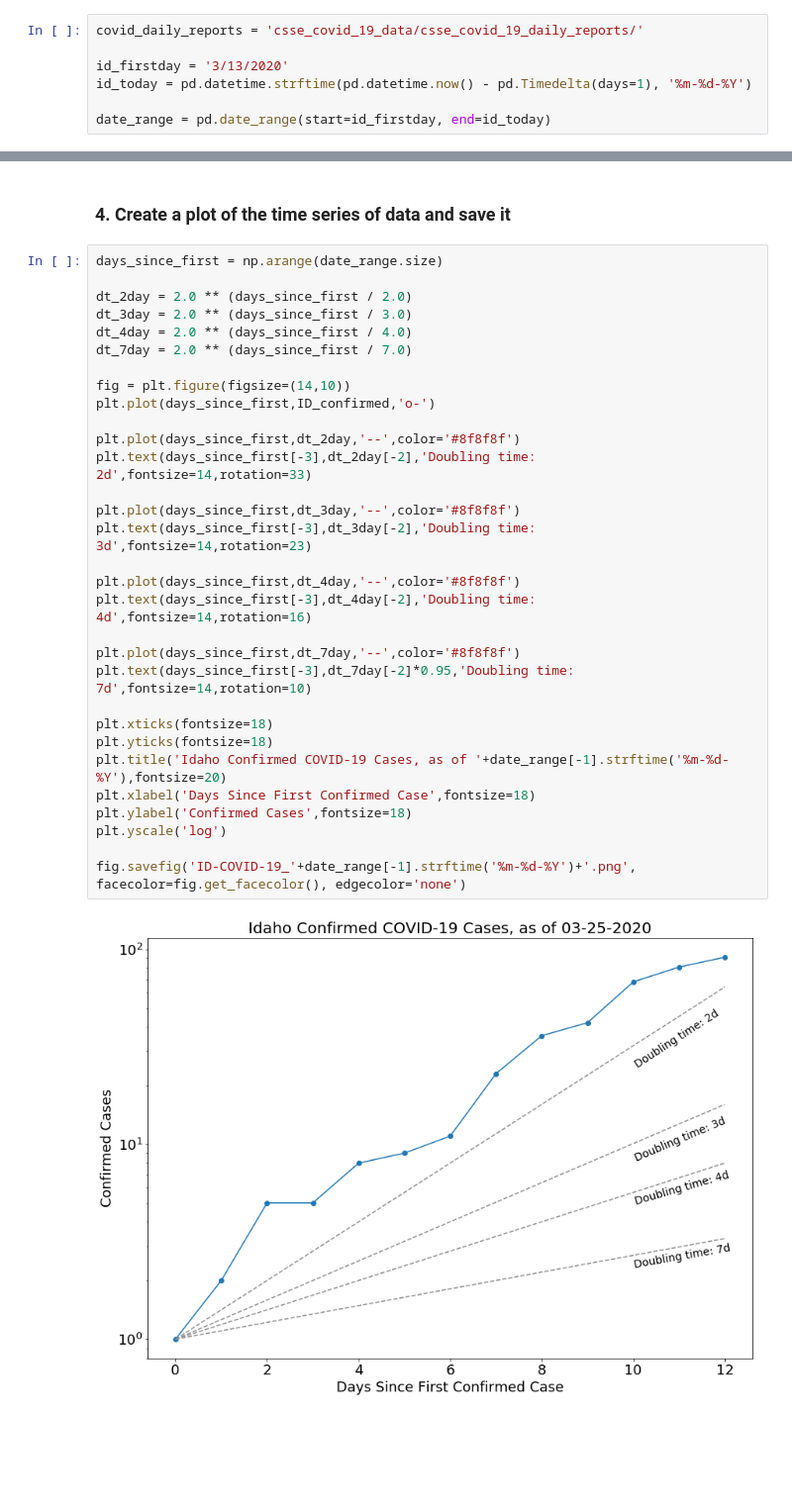
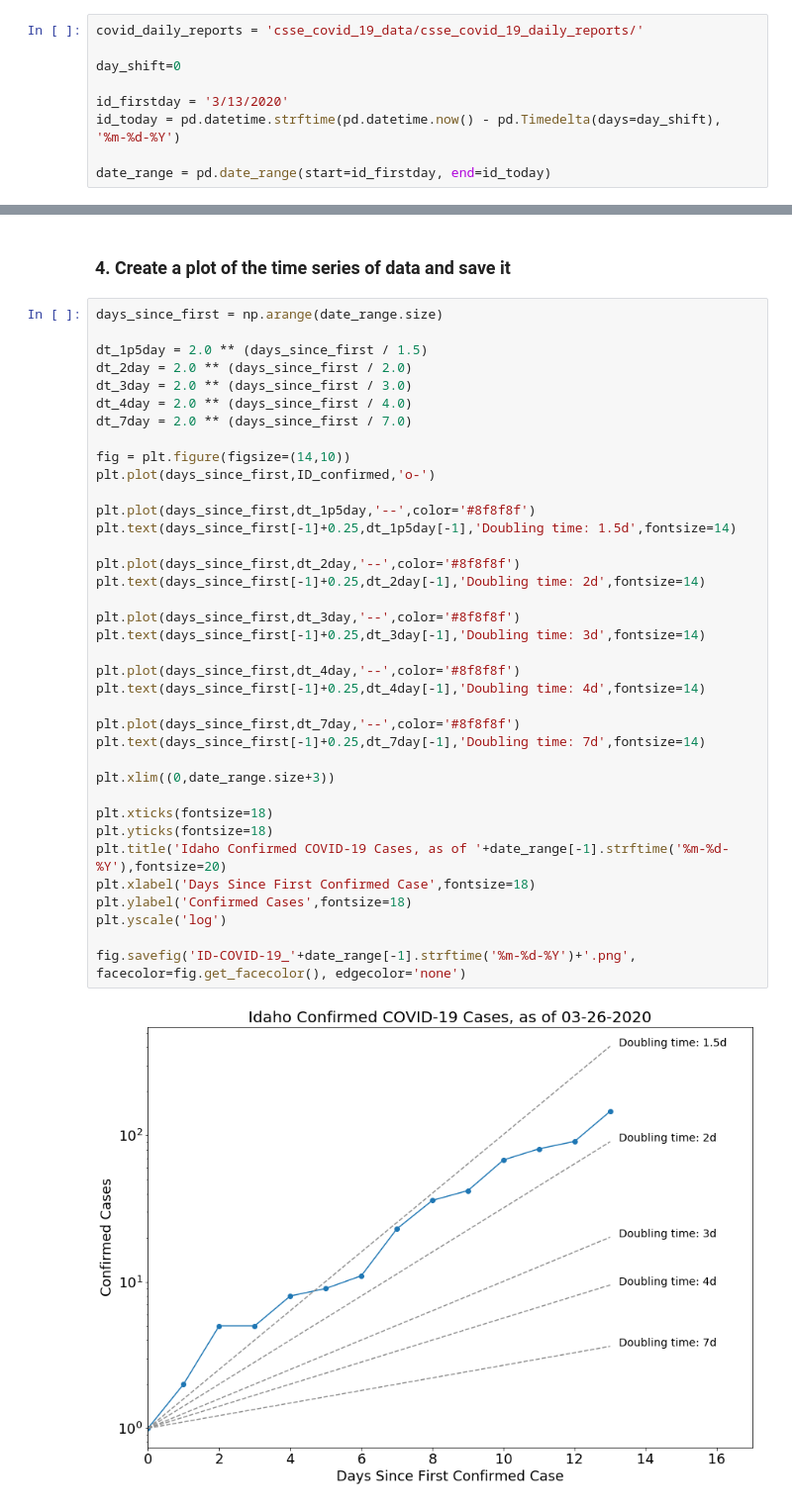
Before and after one commit to LejoFlores/COVID-19, a Jupyter notebook: ID_COVID19_timeseries.ipynb, the cells around one changed output, grey strips where cells are left out. Shown at 99% size. Cells and saved outputs as stored; diff of their text form; blank space fills up the shorter version.

```diff
--- a/ID_COVID19_timeseries.ipynb
+++ b/ID_COVID19_timeseries.ipynb
@@ -11,8 +11,10 @@ import matplotlib.pyplot as plt
 # %%
 covid_daily_reports = 'csse_covid_19_data/csse_covid_19_daily_reports/'
 
+day_shift=0
+
 id_firstday = '3/13/2020'
-id_today = pd.datetime.strftime(pd.datetime.now() - pd.Timedelta(days=1), '%m-%d-%Y')
+id_today = pd.datetime.strftime(pd.datetime.now() - pd.Timedelta(days=day_shift), '%m-%d-%Y')
 
 date_range = pd.date_range(start=id_firstday, end=id_today)
 # %% [markdown]
@@ -46,33 +48,39 @@ for date in date_range:
 # %%
 days_since_first = np.arange(date_range.size)
 
+dt_1p5day = 2.0 ** (days_since_first / 1.5)
 dt_2day = 2.0 ** (days_since_first / 2.0)
 dt_3day = 2.0 ** (days_since_first / 3.0)
 dt_4day = 2.0 ** (days_since_first / 4.0)
 dt_7day = 2.0 ** (days_since_first / 7.0)
 
 fig = plt.figure(figsize=(14,10))
 plt.plot(days_since_first,ID_confirmed,'o-')
 
+plt.plot(days_since_first,dt_1p5day,'--',color='#8f8f8f')
+plt.text(days_since_first[-1]+0.25,dt_1p5day[-1],'Doubling time: 1.5d',fontsize=14)
+
 plt.plot(days_since_first,dt_2day,'--',color='#8f8f8f')
-plt.text(days_since_first[-3],dt_2day[-2],'Doubling time: 2d',fontsize=14,rotation=33)
+plt.text(days_since_first[-1]+0.25,dt_2day[-1],'Doubling time: 2d',fontsize=14)
 
 plt.plot(days_since_first,dt_3day,'--',color='#8f8f8f')
-plt.text(days_since_first[-3],dt_3day[-2],'Doubling time: 3d',fontsize=14,rotation=23)
+plt.text(days_since_first[-1]+0.25,dt_3day[-1],'Doubling time: 3d',fontsize=14)
 
 plt.plot(days_since_first,dt_4day,'--',color='#8f8f8f')
-plt.text(days_since_first[-3],dt_4day[-2],'Doubling time: 4d',fontsize=14,rotation=16)
+plt.text(days_since_first[-1]+0.25,dt_4day[-1],'Doubling time: 4d',fontsize=14)
 
 plt.plot(days_since_first,dt_7day,'--',color='#8f8f8f')
-plt.text(days_since_first[-3],dt_7day[-2]*0.95,'Doubling time: 7d',fontsize=14,rotation=10)
+plt.text(days_since_first[-1]+0.25,dt_7day[-1],'Doubling time: 7d',fontsize=14)
+
+plt.xlim((0,date_range.size+3))
 
 plt.xticks(fontsize=18)
 plt.yticks(fontsize=18)
 plt.title('Idaho Confirmed COVID-19 Cases, as of '+date_range[-1].strftime('%m-%d-%Y'),fontsize=20)
 plt.xlabel('Days Since First Confirmed Case',fontsize=18)
 plt.ylabel('Confirmed Cases',fontsize=18)
 plt.yscale('log')
 
 fig.savefig('ID-COVID-19_'+date_range[-1].strftime('%m-%d-%Y')+'.png', facecolor=fig.get_facecolor(), edgecolor='none')
 # %% [output]
-[figure, old version]
+[figure, new version]
```
Also changed, not shown: 2 other files.
